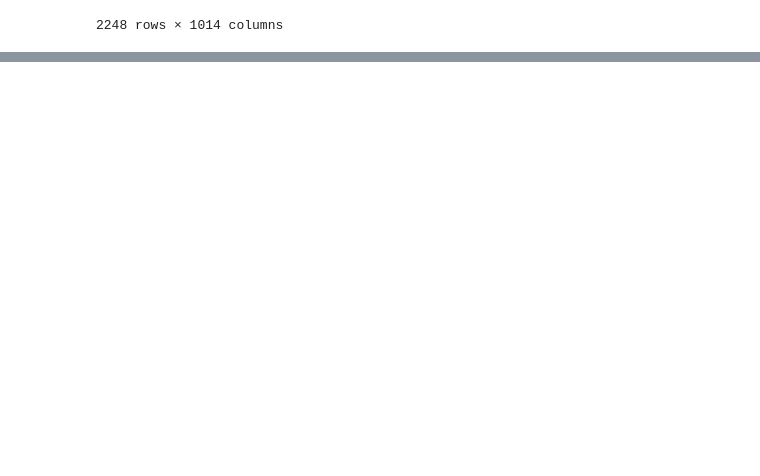
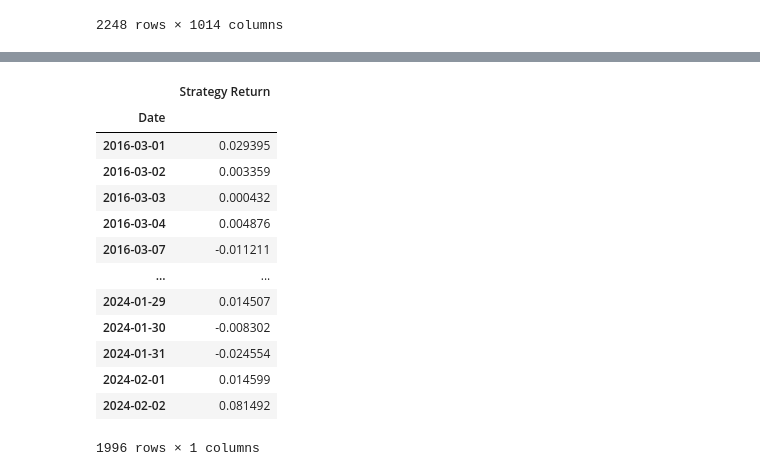
Before and after one commit to wtcrowe4/ml-algo-trading, a Jupyter notebook: quant_strats.ipynb, the cells around one changed output, grey strips where cells are left out. Drawn from its saved outputs; the diff is of its cells as text; code cells hidden in the pictures; blank space fills up the shorter version.

Commit message:
started on max sharp opt, daily returns for portfolio done

```diff
--- a/quant_strats.ipynb
+++ b/quant_strats.ipynb
@@ -397,3 +397,66 @@ new_df
 | 2024-02-01 | 14.340000 | 186.860001 | 167.589996 | 114.489998 | 370.910004 | 627.909973 | 247.080002 | 255.070007 | 68.820000 | 166.970001 | ... | ... |
 | 2024-02-02 | 14.560000 | 185.850006 | 168.669998 | 112.110001 | 372.950012 | 634.760010 | 248.809998 | 256.450012 | 69.629997 | 168.179993 | ... | ... |
 2248 rows × 1014 columns
+# %%
+# Calculate daily returns for each stock which could land up in our portfolio.
+# Then loop over each month start, select the stocks for the month and calculate their weights for the next month.
+# If the maximum sharpe ratio optimization fails for a given month, apply equally-weighted weights.
+# Calculated each day portfolio return.
+
+returns_dataframe = np.log(new_df['Adj Close']).diff()
+
+portfolio_df = pd.DataFrame()
+
+for start_date in fixed_dates.keys():
+
+    try:
+
+        end_date = (pd.to_datetime(start_date)+pd.offsets.MonthEnd(0)).strftime('%Y-%m-%d')
+
+        cols = fixed_dates[start_date]
+
+        optimization_start_date = (pd.to_datetime(start_date)-pd.DateOffset(months=12)).strftime('%Y-%m-%d')
+
+        optimization_end_date = (pd.to_datetime(start_date)-pd.DateOffset(days=1)).strftime('%Y-%m-%d')
+
+        optimization_df = new_df[optimization_start_date:optimization_end_date]['Adj Close'][cols]
+
+        success = False
+        try:
+            weights = optimize_weights(prices=optimization_df,
+                                   lower_bound=round(1/(len(optimization_df.columns)*2),3))
+
+            weights = pd.DataFrame(weights, index=pd.Series(0))
+
+            success = True
+        except:
+            print(f'Max Sharpe Optimization failed for {start_date}, Continuing with Equal-Weights')
+
+        if success==False:
+            weights = pd.DataFrame([1/len(optimization_df.columns) for i in range(len(optimization_df.columns))],
+                                     index=optimization_df.columns.tolist(),
+                                     columns=pd.Series(0)).T
+
+        temp_df = returns_dataframe[start_date:end_date]
+
+        temp_df = temp_df.stack().to_frame('Return').reset_index(level=0)\
+                   .merge(weights.stack().to_frame('Weight').reset_index(level=0, drop=True),
+                          left_index=True,
+                          right_index=True)\
+                   .reset_index().set_index(['Date', 'index']).unstack().stack()
+
+        temp_df.index.names = ['Date', 'Symbol']
+
+        temp_df['Weighted_Return'] = temp_df['Return']*temp_df['Weight']
+
+        temp_df = temp_df.groupby(level=0)['Weighted_Return'].sum().to_frame('Strategy Return')
+
+        portfolio_df = pd.concat([portfolio_df, temp_df], axis=0)
+
+    except Exception as e:
+        print(e)
+
+portfolio_df = portfolio_df.drop_duplicates()
+
+portfolio_df
+# %% [output]
@@ -399,0 +480,14 @@ new_df
+|  | Strategy Return |
+| Date |  |
+| 2016-03-01 | 0.029395 |
+| 2016-03-02 | 0.003359 |
+| 2016-03-03 | 0.000432 |
+| 2016-03-04 | 0.004876 |
+| 2016-03-07 | -0.011211 |
+| ... | ... |
+| 2024-01-29 | 0.014507 |
+| 2024-01-30 | -0.008302 |
+| 2024-01-31 | -0.024554 |
+| 2024-02-01 | 0.014599 |
+| 2024-02-02 | 0.081492 |
+1996 rows × 1 columns
```
Also changed, not shown: parts of 1 cell of this notebook.
